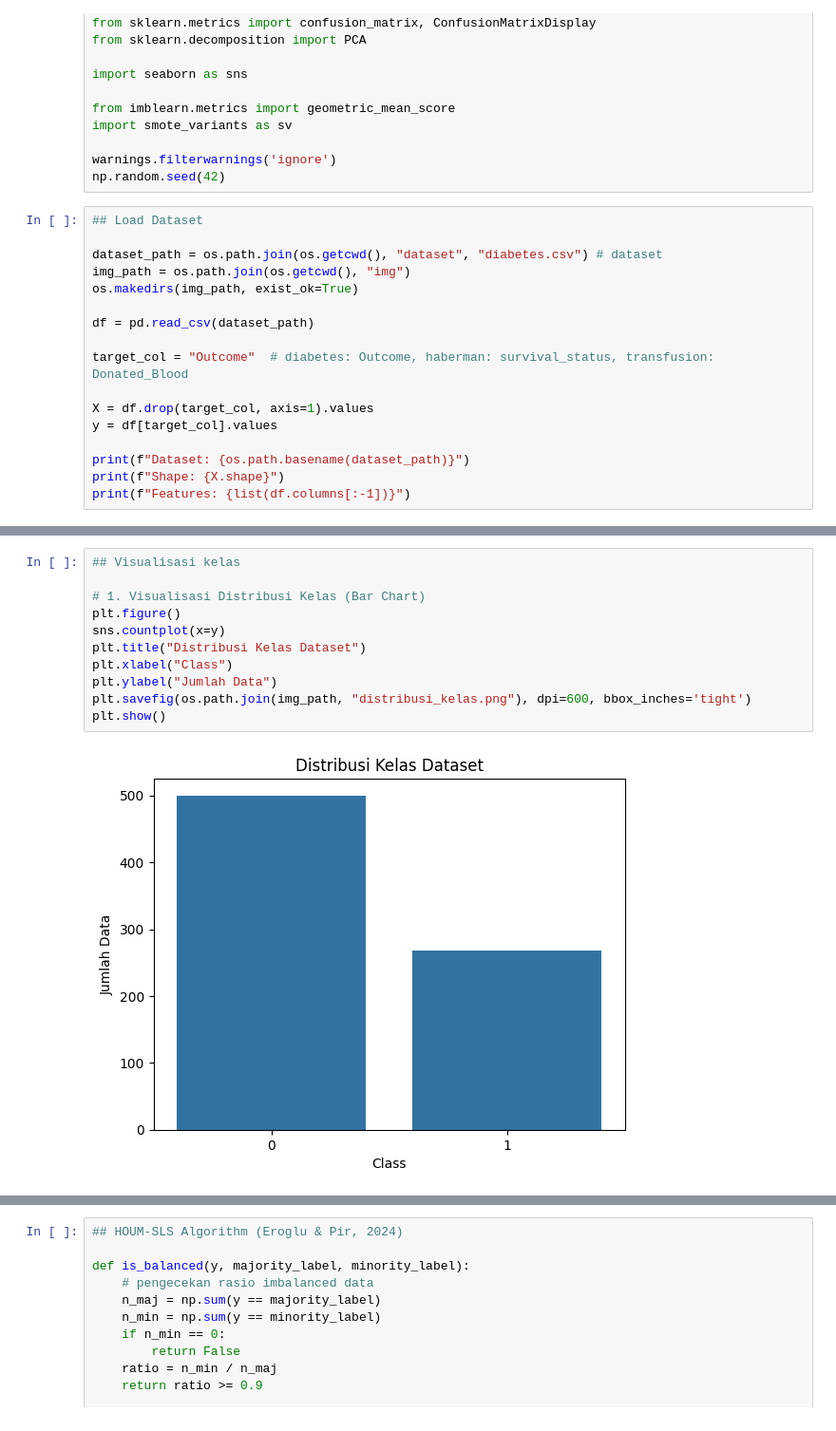
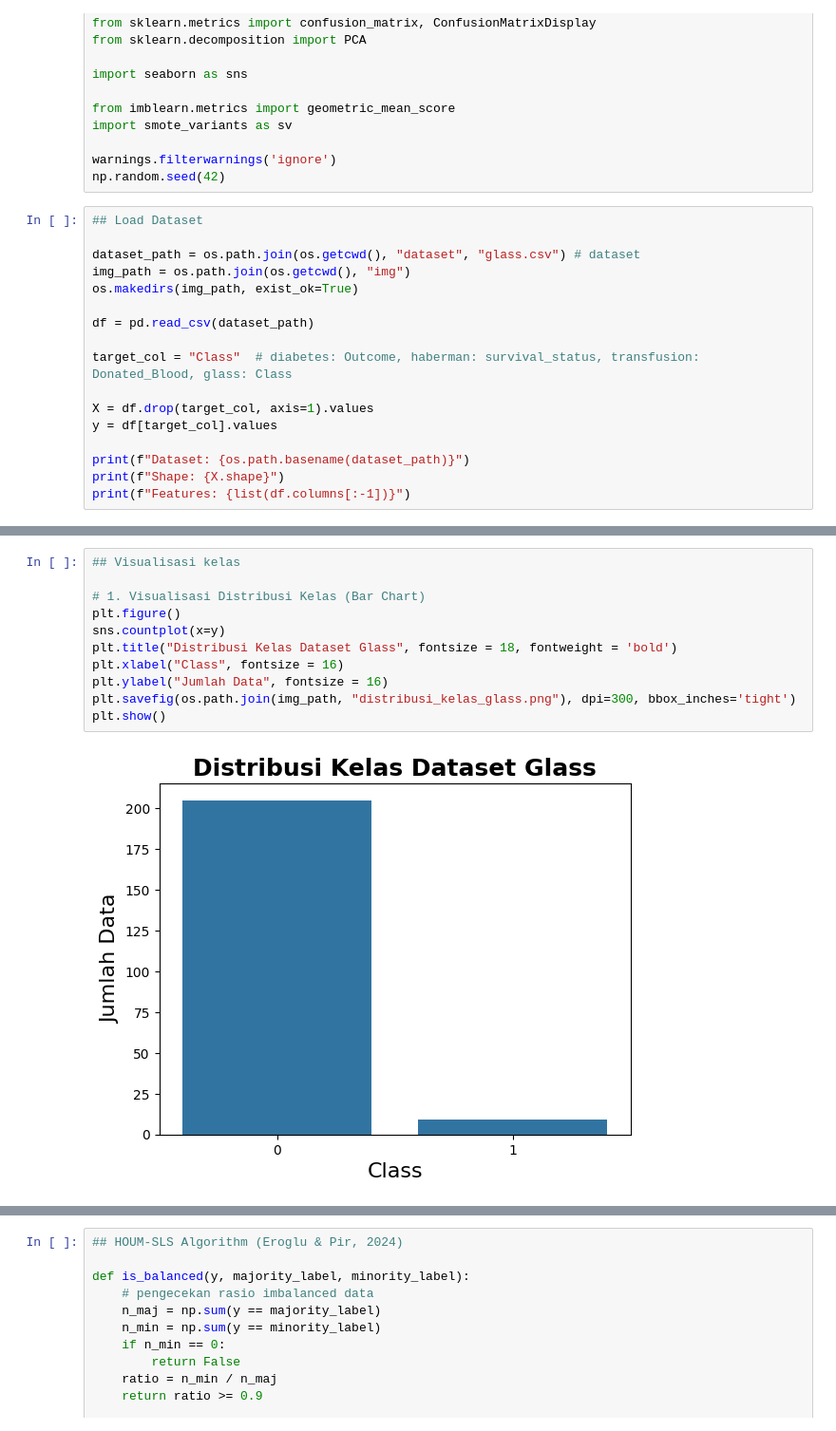
Before and after one commit to Alfariz11/Latex-TA-IF-ITERA, a Jupyter notebook: Template TA 2025 - Versi A4/HOUM/HOUM.ipynb, the cells around one changed output, grey strips where cells are left out. Shown at 95% size. Cells and saved outputs as stored; diff of their text form.

```diff
--- a/Template TA 2025 - Versi A4/HOUM/HOUM.ipynb
+++ b/Template TA 2025 - Versi A4/HOUM/HOUM.ipynb
@@ -31,13 +31,13 @@ np.random.seed(42)
 # %%
 ## Load Dataset
 
-dataset_path = os.path.join(os.getcwd(), "dataset", "diabetes.csv") # dataset
+dataset_path = os.path.join(os.getcwd(), "dataset", "glass.csv") # dataset
 img_path = os.path.join(os.getcwd(), "img")
 os.makedirs(img_path, exist_ok=True)
 
 df = pd.read_csv(dataset_path)
 
-target_col = "Outcome"  # diabetes: Outcome, haberman: survival_status, transfusion: Donated_Blood
+target_col = "Class"  # diabetes: Outcome, haberman: survival_status, transfusion: Donated_Blood, glass: Class
 
 X = df.drop(target_col, axis=1).values
 y = df[target_col].values
@@ -75,16 +75,16 @@ Imbalance Ratio : 1.87
 # %%
 ## Visualisasi kelas
 
 # 1. Visualisasi Distribusi Kelas (Bar Chart)
 plt.figure()
 sns.countplot(x=y)
-plt.title("Distribusi Kelas Dataset")
-plt.xlabel("Class")
-plt.ylabel("Jumlah Data")
-plt.savefig(os.path.join(img_path, "distribusi_kelas.png"), dpi=600, bbox_inches='tight')
+plt.title("Distribusi Kelas Dataset Glass", fontsize = 18, fontweight = 'bold')
+plt.xlabel("Class", fontsize = 16)
+plt.ylabel("Jumlah Data", fontsize = 16)
+plt.savefig(os.path.join(img_path, "distribusi_kelas_glass.png"), dpi=300, bbox_inches='tight')
 plt.show()
 # %% [output]
-[figure, old version]
+[figure, new version]
 # %%
 ## Split Dataset (80/20 stratified)
 
```
Also changed, not shown: parts of 8 cells of this notebook, 57 other files.
